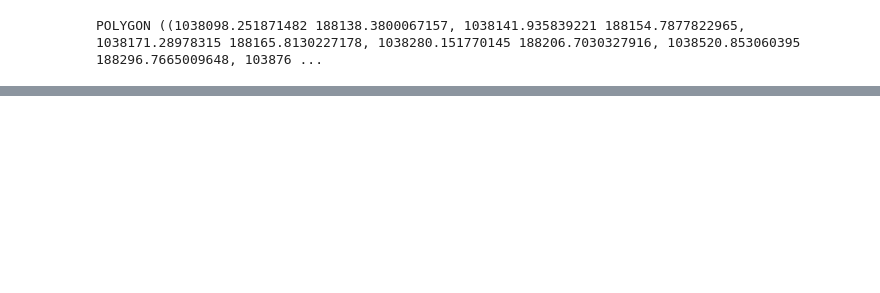
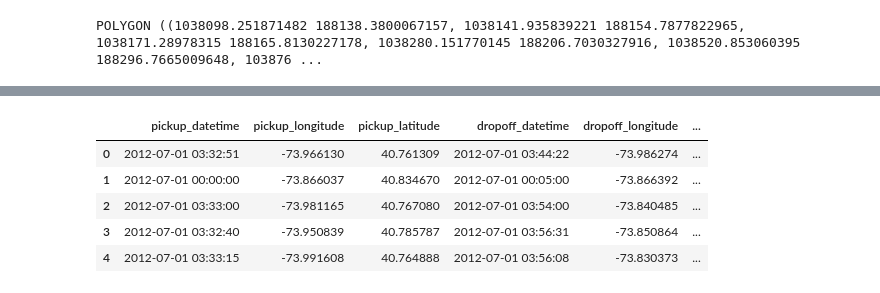
Before and after one commit to ernestvmo/spatio-temporal-crime-prediction, a Jupyter notebook: ernest_scrapsheet.ipynb, the cells around one changed output, grey strips where cells are left out. Saved outputs shown, nothing was run; the diff lists cells and outputs as text; code cells hidden in the pictures; blank space fills up the shorter version.

```diff
--- a/ernest_scrapsheet.ipynb
+++ b/ernest_scrapsheet.ipynb
@@ -253,0 +320,9 @@ POLYGON ((1038098.251871482 188138.3800067157, 1038141.935839221 188154.78778229
+# %%
+df_taxi.head()
+# %% [output]
+|  | pickup_datetime | pickup_longitude | pickup_latitude | dropoff_datetime | dropoff_longitude | ... |
+| 0 | 2012-07-01 03:32:51 | -73.966130 | 40.761309 | 2012-07-01 03:44:22 | -73.986274 | ... |
+| 1 | 2012-07-01 00:00:00 | -73.866037 | 40.834670 | 2012-07-01 00:05:00 | -73.866392 | ... |
+| 2 | 2012-07-01 03:33:00 | -73.981165 | 40.767080 | 2012-07-01 03:54:00 | -73.840485 | ... |
+| 3 | 2012-07-01 03:32:40 | -73.950839 | 40.785787 | 2012-07-01 03:56:31 | -73.850864 | ... |
+| 4 | 2012-07-01 03:33:15 | -73.991608 | 40.764888 | 2012-07-01 03:56:08 | -73.830373 | ... |
```
Also changed, not shown: parts of 19 cells of this notebook, 1 other file.
